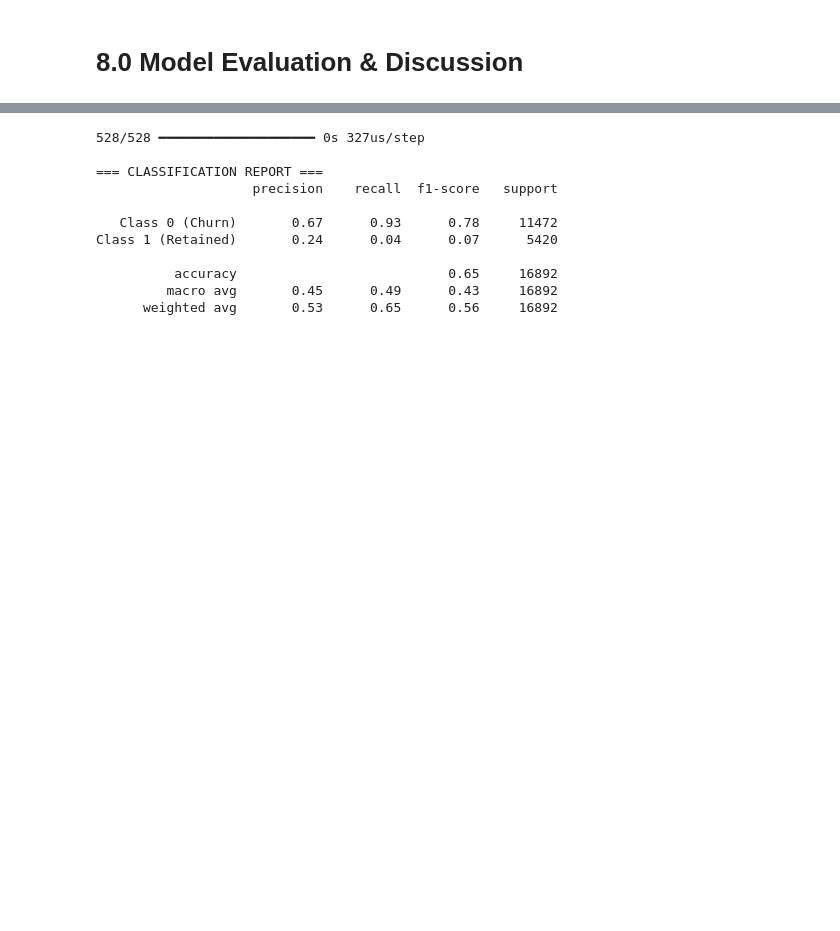
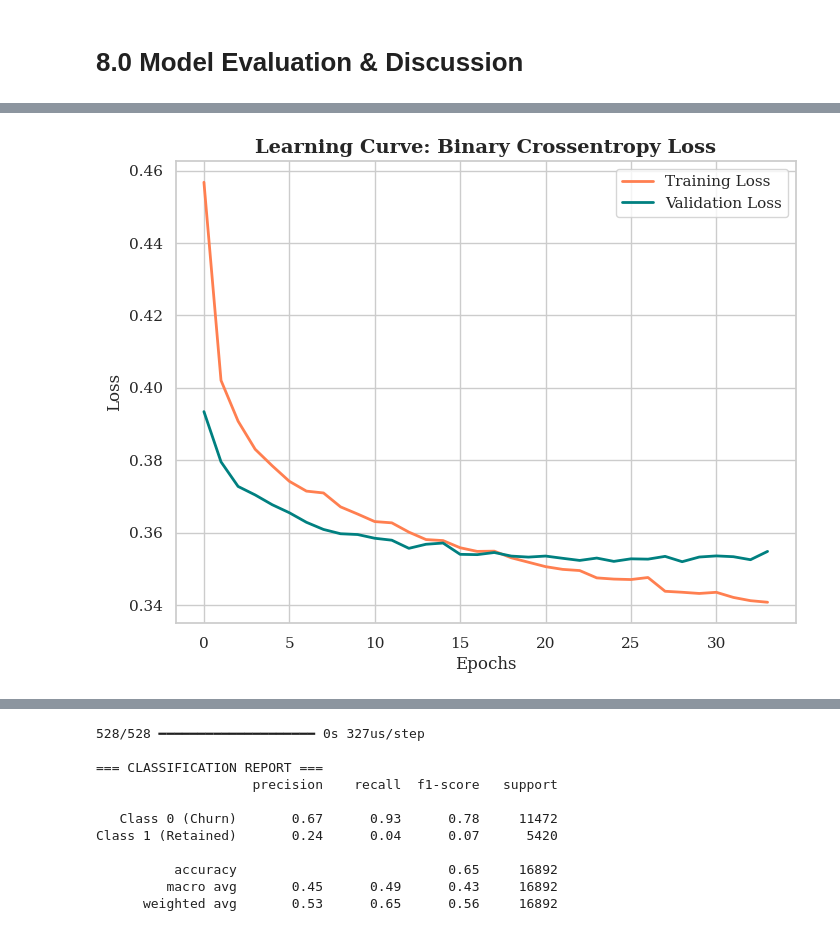
Before and after one commit to KhooLayHan/odl-project, a Jupyter notebook: main.ipynb, the cells around one changed output, grey strips where cells are left out. Saved outputs shown, nothing was run; the diff lists cells and outputs as text; code cells hidden in the pictures; blank space fills up the shorter version.

```diff
--- a/main.ipynb
+++ b/main.ipynb
@@ -882,0 +1118,34 @@ Test AUC:      0.4391
+# %%
+# Panel 3: Training vs. Validation Loss Curve
+plt.figure(figsize=(8,6))
+
+plt.plot(
+    history_final.history["loss"],
+    label="Training Loss",
+    color="coral",
+    linewidth=2
+)
+
+plt.plot(
+    history_final.history["val_loss"],
+    label="Validation Loss",
+    color="teal",
+    linewidth=2
+)
+
+plt.xlabel("Epochs")
+plt.ylabel("Loss")
+plt.title("Learning Curve: Binary Crossentropy Loss", fontsize=14, fontweight="bold")
+
+plt.legend(loc="upper right")
+plt.grid(True)
+plt.show()
+
+# axes[1, 0].plot(history_final.history['loss'], label='Train Loss', color='coral', lw=2)
+# axes[1, 0].plot(history_final.history['val_loss'], label='Validation Loss', color='teal', lw=2)
+# axes[1, 0].set_title('Learning Curve: Binary Crossentropy Loss', fontsize=14, fontweight='bold')
+# axes[1, 0].set_xlabel('Epochs')
+# axes[1, 0].set_ylabel('Loss')
+# axes[1, 0].legend(loc="upper right")
+# %% [output]
+[figure, added]
```
Also changed, not shown: parts of 23 cells of this notebook, 41 other files.
